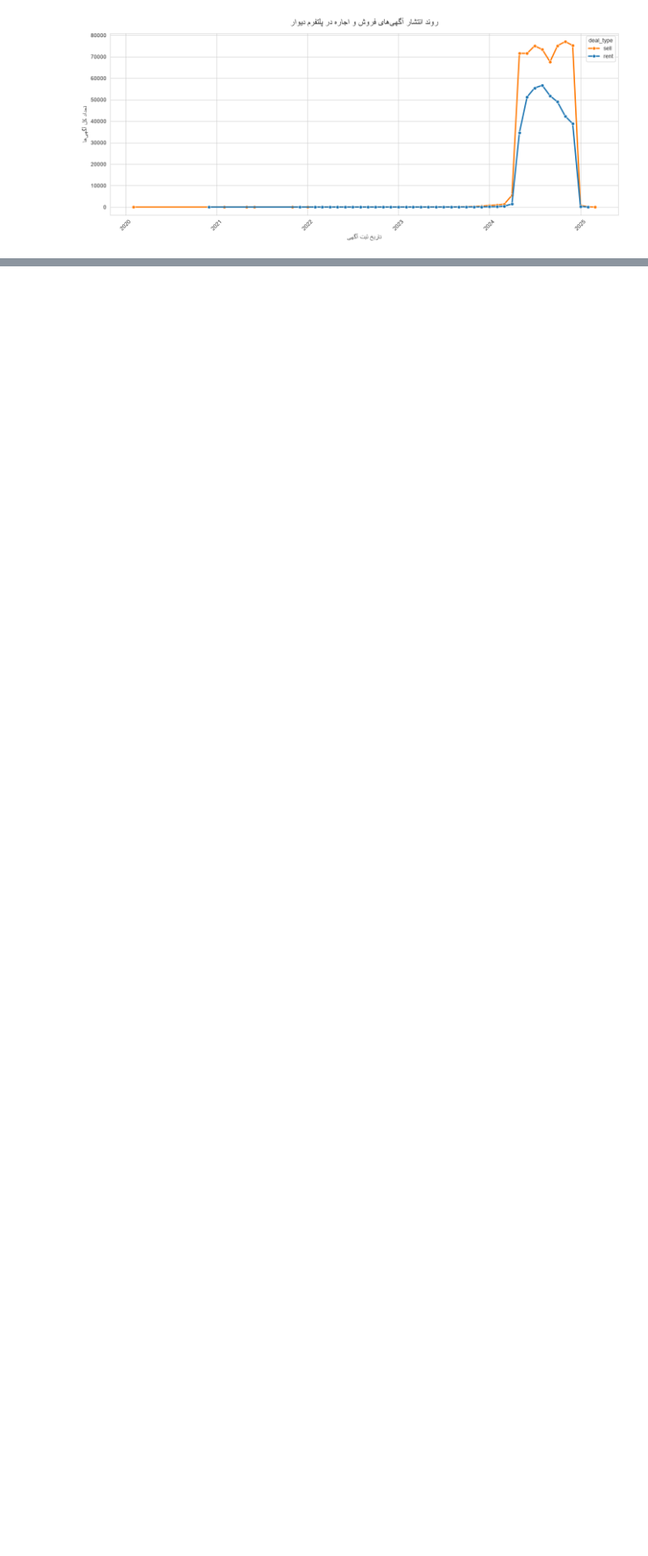
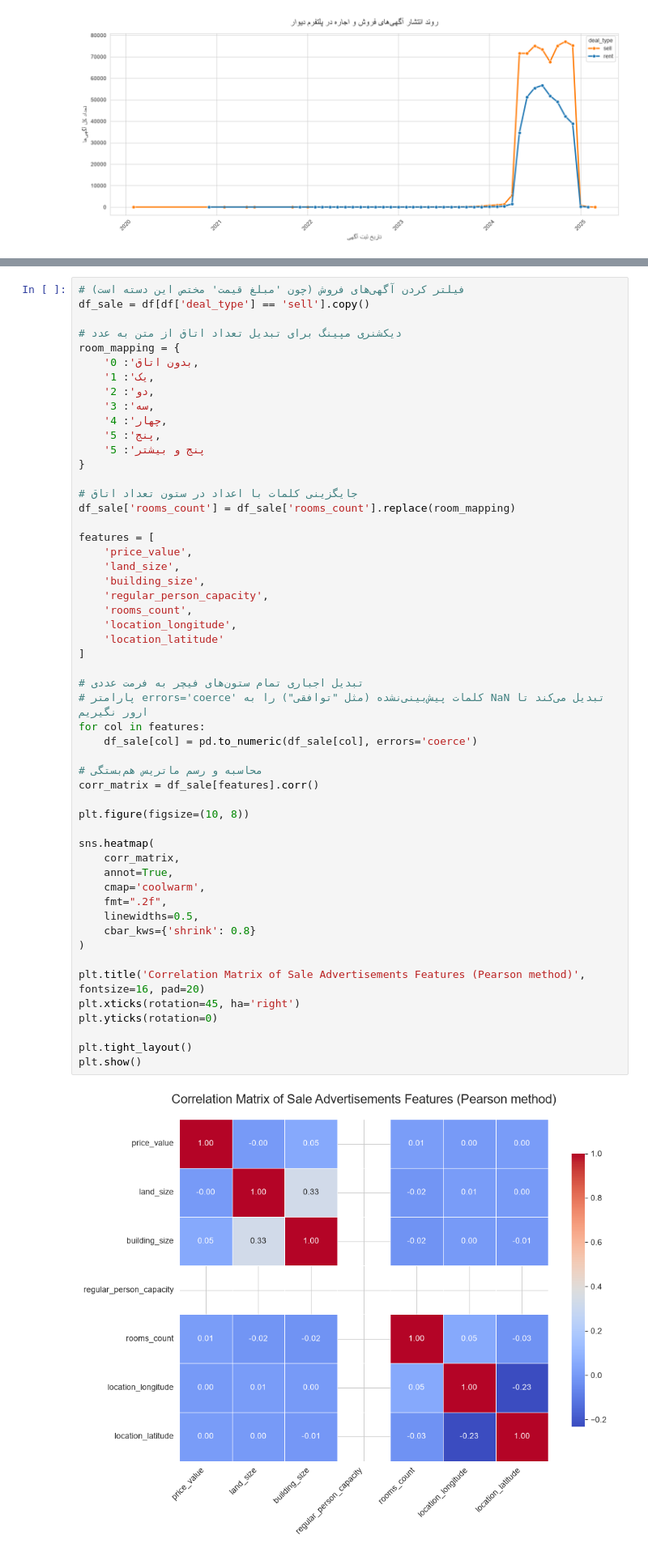
Before and after one commit to MaZiayee/QueraAiBootcamp-TeamProject, a Jupyter notebook: notebooks/1_EDA/ali_Q3_Q8_EDA.ipynb, the cells around one changed output, grey strips where cells are left out. Shown at 81% size. Cells and saved outputs as stored; diff of their text form; blank space fills up the shorter version.

Commit message:
feat: ans Q8
analyze feature correlations using Pearson and Spearman methods

```diff
--- a/notebooks/1_EDA/ali_Q3_Q8_EDA.ipynb
+++ b/notebooks/1_EDA/ali_Q3_Q8_EDA.ipynb
@@ -125,0 +128,55 @@ plt.show()
+# %%
+# فیلتر کردن آگهی‌های فروش (چون 'مبلغ قیمت' مختص این دسته است)
+df_sale = df[df['deal_type'] == 'sell'].copy()
+
+# دیکشنری مپینگ برای تبدیل تعداد اتاق از متن به عدد
+room_mapping = {
+    'بدون اتاق': 0,
+    'یک': 1,
+    'دو': 2,
+    'سه': 3,
+    'چهار': 4,
+    'پنج': 5,
+    'پنج و بیشتر': 5
+}
+
+# جایگزینی کلمات با اعداد در ستون تعداد اتاق
+df_sale['rooms_count'] = df_sale['rooms_count'].replace(room_mapping)
+
+features = [
+    'price_value',
+    'land_size',
+    'building_size',
+    'regular_person_capacity',
+    'rooms_count',
+    'location_longitude',
+    'location_latitude'
+]
+
+# تبدیل اجباری تمام ستون‌های فیچر به فرمت عددی
+# پارامتر errors='coerce' کلمات پیش‌بینی‌نشده (مثل "توافقی") را به NaN تبدیل می‌کند تا ارور نگیریم
+for col in features:
+    df_sale[col] = pd.to_numeric(df_sale[col], errors='coerce')
+
+# محاسبه و رسم ماتریس هم‌بستگی
+corr_matrix = df_sale[features].corr()
+
+plt.figure(figsize=(10, 8))
+
+sns.heatmap(
+    corr_matrix,
+    annot=True,
+    cmap='coolwarm',
+    fmt=".2f",
+    linewidths=0.5,
+    cbar_kws={'shrink': 0.8}
+)
+
+plt.title('Correlation Matrix of Sale Advertisements Features (Pearson method)', fontsize=16, pad=20)
+plt.xticks(rotation=45, ha='right')
+plt.yticks(rotation=0)
+
+plt.tight_layout()
+plt.show()
+# %% [output]
+[figure, added]
```
Also changed, not shown: parts of 4 cells of this notebook.
